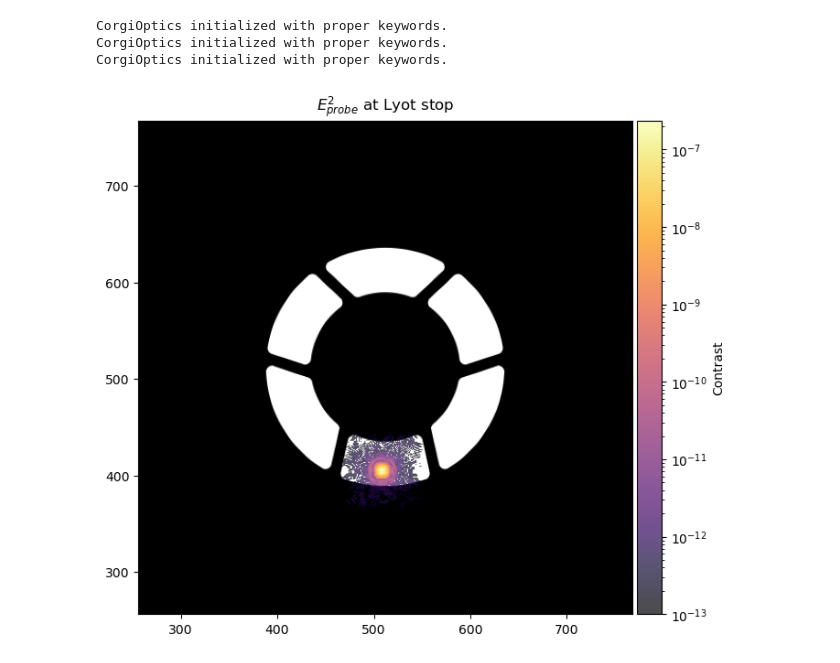
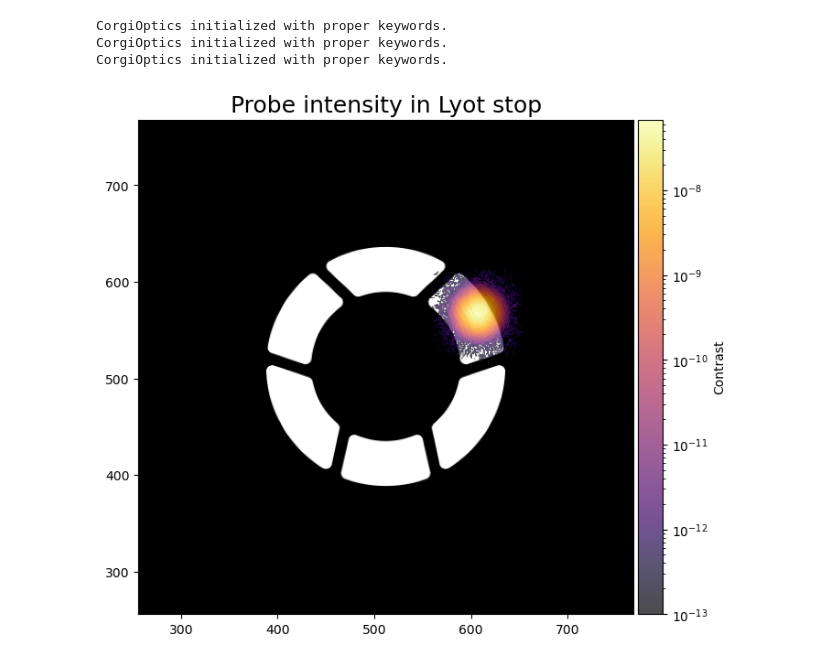
Before and after one commit to roman-corgi/corgihowfsc, a Jupyter notebook: sandbox/ldel/probes_to_lyot_test.ipynb, the cells around one changed output. Drawn from its saved outputs; the diff is of its cells as text; code cells hidden in the pictures.

```diff
--- a/sandbox/ldel/probes_to_lyot_test.ipynb
+++ b/sandbox/ldel/probes_to_lyot_test.ipynb
@@ -45,7 +45,7 @@ dm1_flat = fits.getdata(dm1_flat_path)
 dm2_flat = fits.getdata(dm2_flat_path)
 
 # Load probes (here the single actuator probe for e.g.)
-probe_filename = 'narrowfov_dmrel_1.0e-05_act0.fits'
+probe_filename = 'nfov_dm_dmrel_4_1.0e-05_gaussian2.fits'
 probe_path = os.path.join(model_dir, 'probes', probe_filename)
 probe_cmd = fits.getdata(probe_path)
 
@@ -148,7 +148,7 @@ hconf_file = os.path.join(model_root, "nfov_band1", "hconf_nfov_flat.yaml")
 cstrat_file = os.path.join(nfov_dir, "cstrat_nfov_band1.yaml")
 
 # Probe file to analyze
-probe_filename = 'narrowfov_dmrel_1.0e-05_act0.fits'
+probe_filename = 'nfov_dm_dmrel_4_1.0e-05_gaussian2.fits'
 probe_file = os.path.join(probes_dir, probe_filename)
 print(model_root)
 # %% [output]
@@ -247,32 +247,32 @@ fig, ax = plt.subplots(figsize=(10, 6), constrained_layout=True)
 # Define vmin/vmax to prevent LogNorm(0) errors
 data_probe = np.abs(Delta_E)**2
 vmax_probe = data_probe.max()
 vmin_probe = max(1e-13, vmax_probe * 1e-8)
 
 # --- Plot : Lyot Stop ---
 
-ax.set_title(r"$E_{probe}^2$ at Lyot stop")
+ax.set_title(r"Probe intensity in Lyot stop", fontsize = 18)
 
 # Mask
 ax.imshow(lyot_mask_fits, origin='lower', cmap='gray', alpha=1.0)
 
 # Overlay
 if vmax_probe > vmin_probe:
     probe_masked = np.ma.masked_where(data_probe < vmin_probe, data_probe)
 
     # Heatmap with transparency
     im3 = ax.imshow(probe_masked, origin='lower', cmap='inferno',
                     norm=LogNorm(vmin=vmin_probe, vmax=vmax_probe), alpha=0.7)
 
     # Add Colorbar for the probe intensity
     add_colorbar(ax, im3, "Contrast")
 
 # Zoom in (Central crop)
 ny, nx = lyot_mask_fits.shape
 zoom_fraction = 0.25 # Change it if you want
 ax.set_xlim(nx * zoom_fraction, nx * (1 - zoom_fraction))
 ax.set_ylim(ny * zoom_fraction, ny * (1 - zoom_fraction))
 
 plt.savefig("test_lyot", dpi = 300)
 # %% [output]
-[figure, old version]
+[figure, new version]
```
Also changed, not shown: parts of 1 cell of this notebook.
